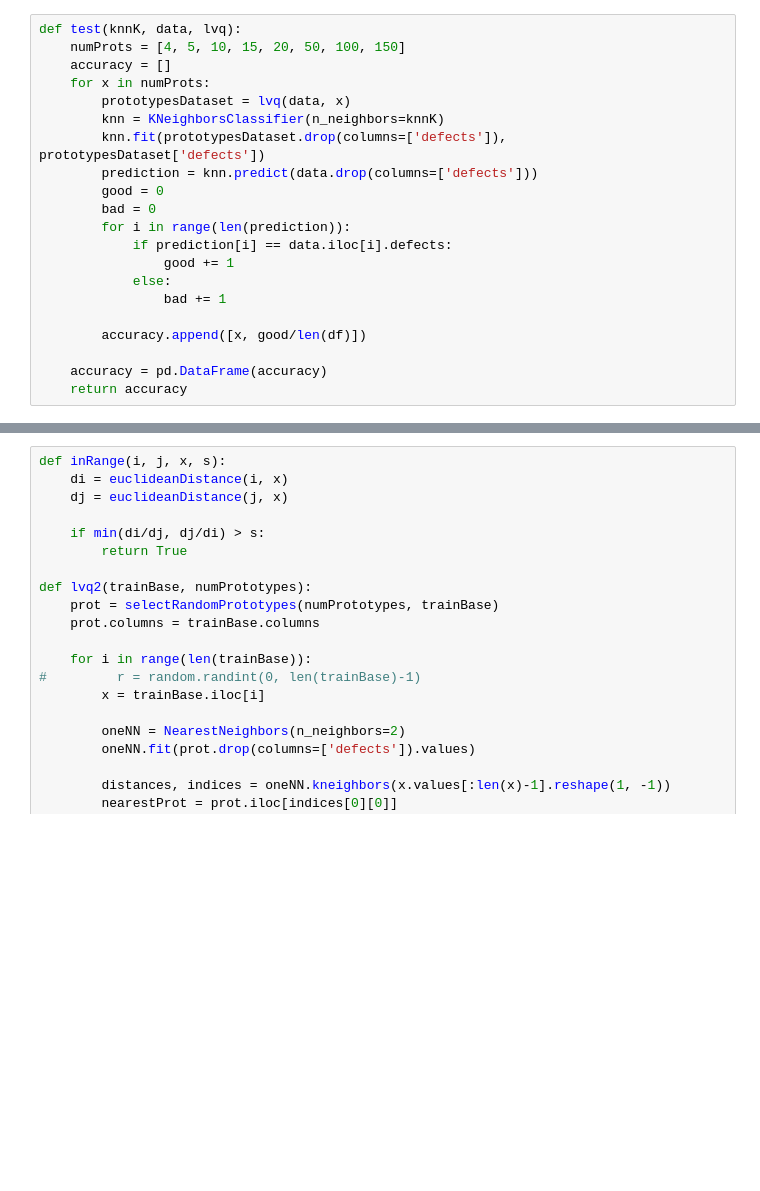
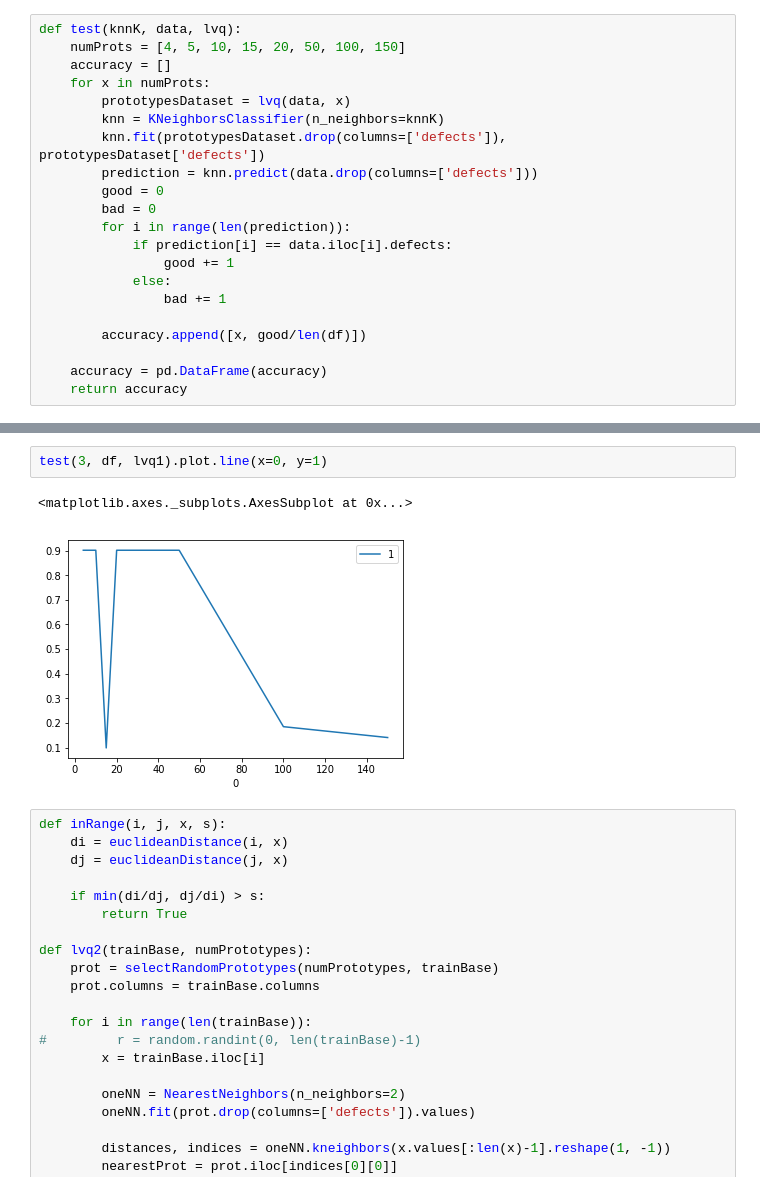
Before and after one commit to jfmrm/machineLearning, a Jupyter notebook: ex2/LVQ.ipynb, the cells around one changed output, grey strips where cells are left out. Saved outputs shown, nothing was run; the diff lists cells and outputs as text; blank space fills up the shorter version.

Commit message:
Adds LVQ3 and the missing test cases

```diff
--- a/ex2/LVQ.ipynb
+++ b/ex2/LVQ.ipynb
@@ -141,3 +141,8 @@ test(1, df, lvq1).plot.line(x=0, y=1)
+# %%
+test(3, df, lvq1).plot.line(x=0, y=1)
+# %% [output]
+<matplotlib.axes._subplots.AxesSubplot at 0x...>
+[figure, added]
 # %%
 def inRange(i, j, x, s):
     di = euclideanDistance(i, x)
```
Also changed, not shown: parts of 6 cells of this notebook.
